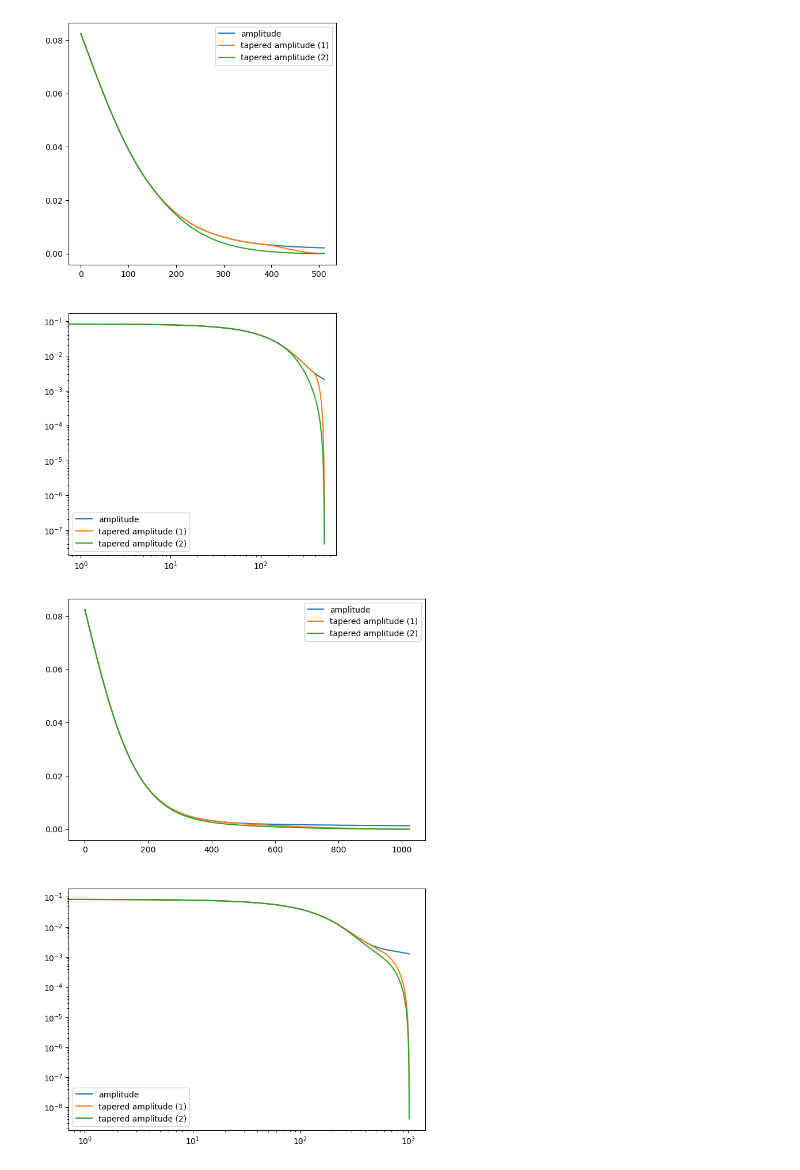
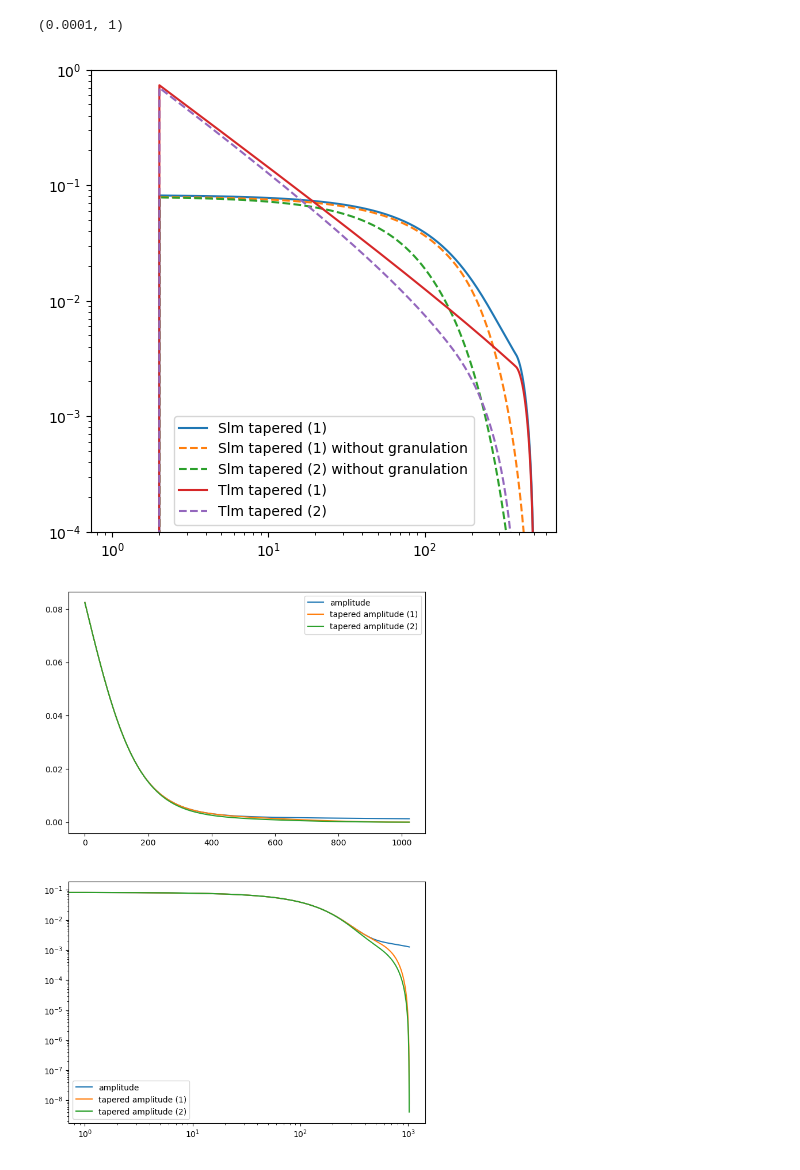
Before and after one commit to predsci/ConFlow, a Jupyter notebook: python/spectrum.ipynb, the cells around one changed output. Cells and saved outputs as stored; diff of their text form; code cells hidden in the pictures.

```diff
--- a/python/spectrum.ipynb
+++ b/python/spectrum.ipynb
@@ -10,41 +10,55 @@ sqrt = np.sqrt
 # %%
 nl = 512
 lmax = nl-1
 
-els = np.arange(nl-1)+1
-ampS = np.zeros([nl-1])+1
-ampT = np.zeros([nl-1])+1
+els = np.arange(nl)
+ampS = np.zeros([nl])
+ampS2 = np.zeros([nl])
+ampS3 = np.zeros([nl])
+ampT = np.zeros([nl])
+ampT2 = np.zeros([nl])
 taper1_ampS = np.zeros([nl])
 taper2_ampS = np.zeros([nl])
-taper_ampT = np.zeros([nl])
+taper3_ampS = np.zeros([nl])
+taper1_ampT = np.zeros([nl])
+taper2_ampT = np.zeros([nl])
+g_l1 = 1000
+g_l2 = 100
+sg_l1 = 165
+sg_l2 = 100
 taper_idx1 = 384
 taper_idx2 = 150
-for l in els:
-    ampS[l] = 0.08*(1-tanh(l/165)) + 0.0024*(1 - tanh(l/2000))
-    ampT[l] = 1.5*(1 - 0.5*np.sqrt(l/1000))/l
+for l in els[2:]:
+    ampS[l] = 0.08*(1-tanh(l/sg_l1)) + 0.0024*(1 - tanh(l/2000))
+    ampS2[l] = 0.08*(1-tanh(l/sg_l1))
+    ampS3[l] = 0.08*(1-tanh(l/sg_l2))
+    ampT[l] = 1.5*(1 - 0.5*np.sqrt(l/g_l1))/l
+    ampT2[l] = 1.5*(1 - 0.5*np.sqrt(l/g_l2))/l
     taper1 = 1
     taper2 = 1
     if l > taper_idx1:
         taper1 = 0.5*(1 + cos(pi*(l - taper_idx1)/(nl - taper_idx1)))
     if l > taper_idx2:
         taper2 = 0.5*(1 + cos(pi*(l - taper_idx2)/(nl - taper_idx2)))
     taper1_ampS[l] = taper1 * ampS[l]
-    taper2_ampS[l] = taper2 * ampS[l]
-    taper_ampT[l] = taper1 * ampT[l]
+    taper2_ampS[l] = taper2 * ampS2[l]
+    taper3_ampS[l] = taper2 * ampS3[l]
+    taper1_ampT[l] = taper1 * ampT[l]
+    taper2_ampT[l] = taper2 * ampT2[l]
 
-fig, axs = plt.subplots(nrows=2, ncols=1, figsize=(6,12))
-axs[0].plot(els, ampS, label='amplitude')
-axs[0].plot(els, taper1_ampS, label='tapered amplitude (1)')
-axs[0].plot(els, taper2_ampS, label='tapered amplitude (2)')
-axs[0].legend()
-axs[1].plot(els, ampS, label='amplitude')
-axs[1].plot(els, taper1_ampS, label='tapered amplitude (1)')
-axs[1].plot(els, taper2_ampS, label='tapered amplitude (2)')
-axs[1].legend()
+fig, axs = plt.subplots(nrows=1, ncols=1, figsize=(6,6))
+axs.plot(els, taper1_ampS, label='Slm tapered (1)')
+axs.plot(els, taper2_ampS, ls='--', label='Slm tapered (1) without granulation')
+axs.plot(els, taper3_ampS, ls='--', label='Slm tapered (2) without granulation')
+axs.plot(els, taper1_ampT, label='Tlm tapered (1)')
+axs.plot(els, taper2_ampT, ls='--', label='Tlm tapered (2)')
+axs.legend()
 plt.yscale('log')
 plt.xscale('log')
+plt.ylim([1e-4, 1])
 # %% [output]
+(0.0001, 1)
-[figure, old version]
+[figure, new version]
 # %%
 nl = 1024
 lmax = nl-1
```
Also changed, not shown: parts of 1 cell of this notebook, 1 other file.
